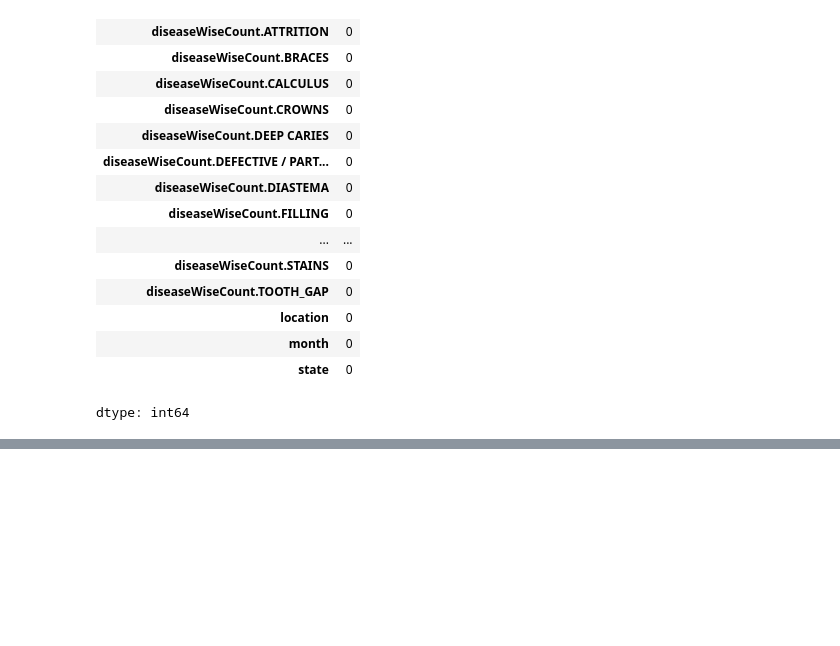
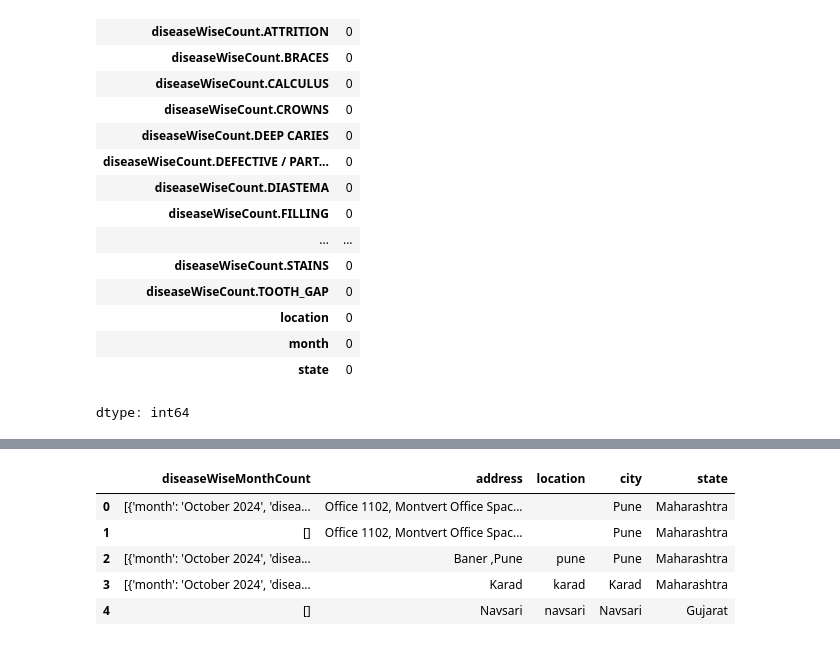
Before and after one commit to tejas-p-28/scano_data_analysis, a Jupyter notebook: scano_data.ipynb, the cells around one changed output, grey strips where cells are left out. Cells and saved outputs as stored; diff of their text form; code cells hidden in the pictures; blank space fills up the shorter version.

```diff
--- a/scano_data.ipynb
+++ b/scano_data.ipynb
@@ -498,0 +845,4 @@ disease.to_csv('disease_data.csv', index = False)
+# %%
+month['city'] = month['address'].apply(get_city_from_address)
+# %%
+month['city'].fillna(month['address'], inplace=True)
@@ -498,0 +856,21 @@ disease.to_csv('disease_data.csv', index = False)
+# %%
+def get_state_from_city(city):
+    location = geolocator.geocode(city)
+    if location:
+        address_components = location.raw.get('address_components', [])
+        for component in address_components:
+            if 'administrative_area_level_1' in component['types']:
+                return component['long_name']
+        return location.address
+    return None
+# %%
+month['state'] = month['city'].apply(get_state_from_city)
+# %%
+month.head()
+# %% [output]
+|  | diseaseWiseMonthCount | address | location | city | state |
+| 0 | [{'month': 'October 2024', 'disea... | Office 1102, Montvert Office Spac... |  | Pune | Maharashtra |
+| 1 | [] | Office 1102, Montvert Office Spac... |  | Pune | Maharashtra |
+| 2 | [{'month': 'October 2024', 'disea... | Baner ,Pune | pune | Pune | Maharashtra |
+| 3 | [{'month': 'October 2024', 'disea... | Karad | karad | Karad | Maharashtra |
+| 4 | [] | Navsari | navsari | Navsari | Gujarat |
```
Also changed, not shown: parts of 58 cells of this notebook, 3 other files.
